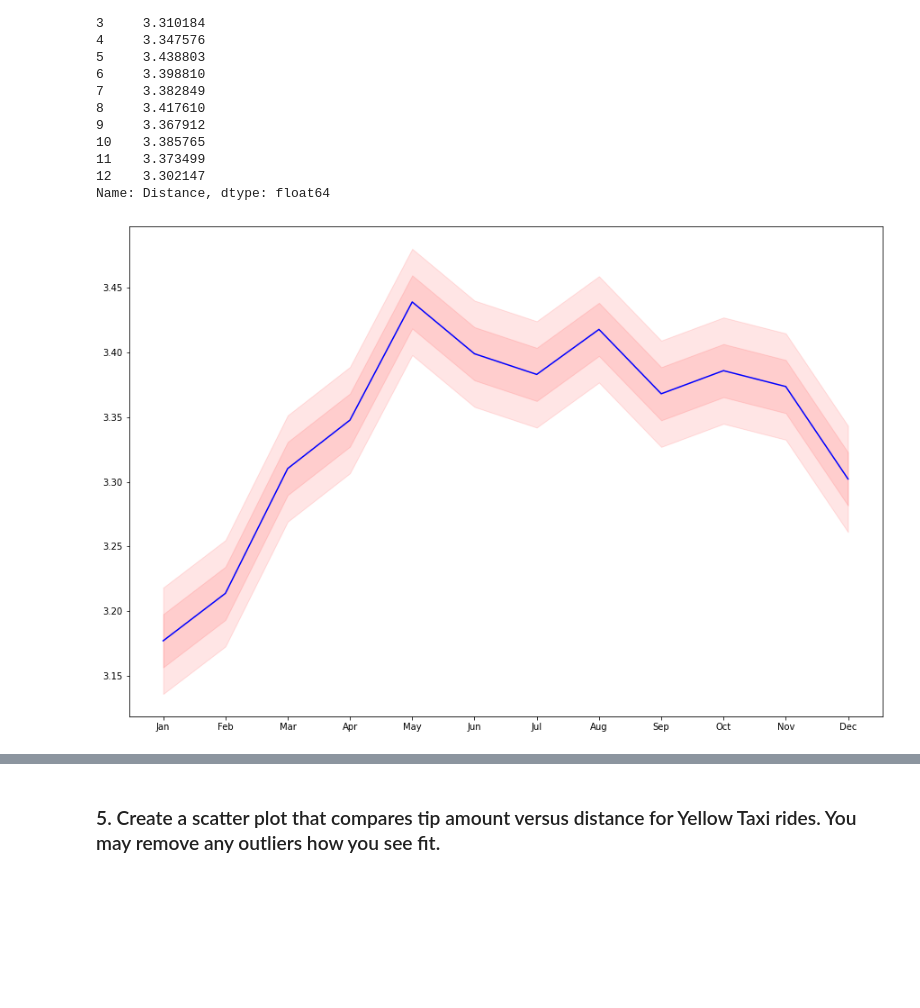
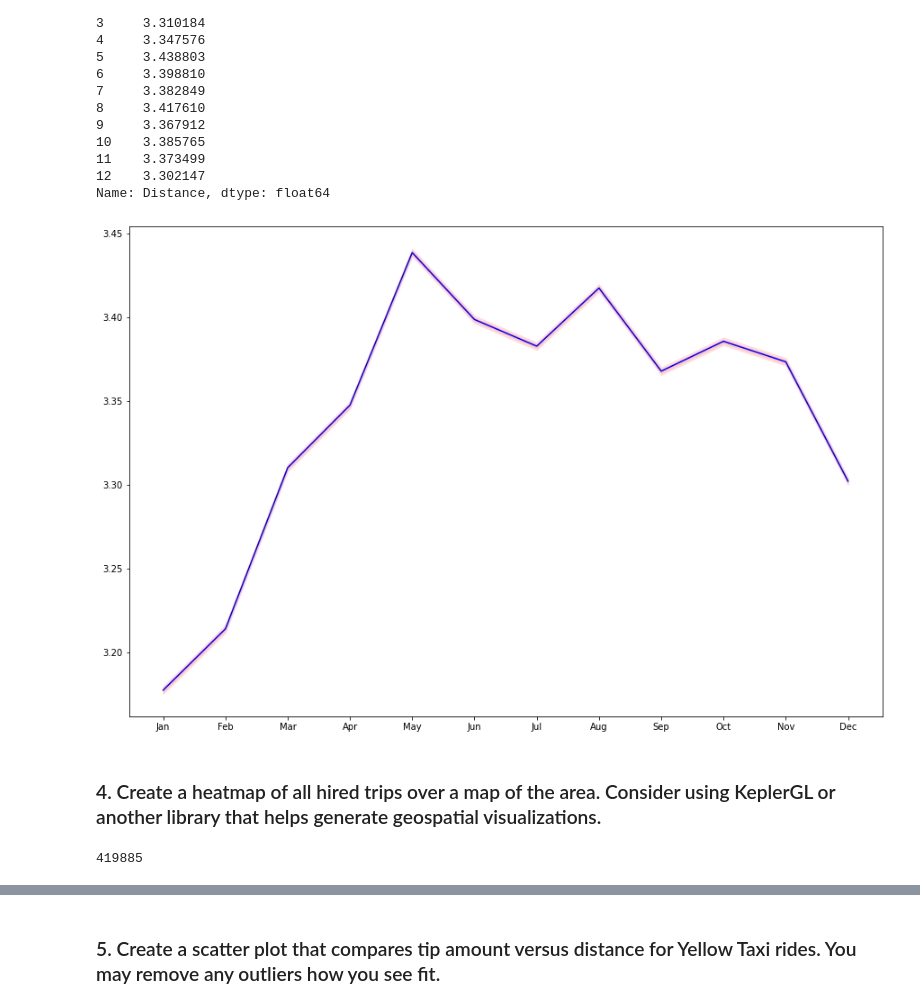
Before and after one commit to kunalsojatia/TFA_Taxi_Project, a Jupyter notebook: taxi.ipynb, the cells around one changed output, grey strips where cells are left out. Saved outputs shown, nothing was run; the diff lists cells and outputs as text; code cells hidden in the pictures; blank space fills up the shorter version.

Commit message:
Visualizations
Co-Authored-By: juanodaniel <103603409+juanodaniel@users.noreply.github.com>

```diff
--- a/taxi.ipynb
+++ b/taxi.ipynb
@@ -995,14 +1015,16 @@ Name: Distance, dtype: float64
 # %%
 fig, ax = plt.subplots(figsize=(15, 10))
 x = ["Jan", "Feb", "Mar", "Apr", "May", "Jun", "Jul", "Aug", "Sep", "Oct", "Nov", "Dec"]
 y = dfvis2
 # Define the confidence interval
-ci = 0.9 * np.std(y) / np.mean(y)
+ci = 0.05 * np.std(y) / np.mean(y)
 # Plot the sinus function
 plt.plot(x, y,color='blue')
 # Plot the confidence interval
 plt.fill_between(x, (y-ci), (y+ci), color='red', alpha=0.1)
 plt.fill_between(x, (y-2*ci), (y+2*ci), color='red', alpha=0.1)
 plt.show()
 # %% [output]
-[figure, old version]
+[figure, new version]
+# %% [markdown]
+### 4. Create a heatmap of all hired trips over a map of the area. Consider using KeplerGL or another library that helps generate geospatial visualizations.
@@ -1008,0 +1033,4 @@ plt.show()
+# %%
+len(df_combined)
+# %% [output]
+419885
```
Also changed, not shown: parts of 40 cells of this notebook.
